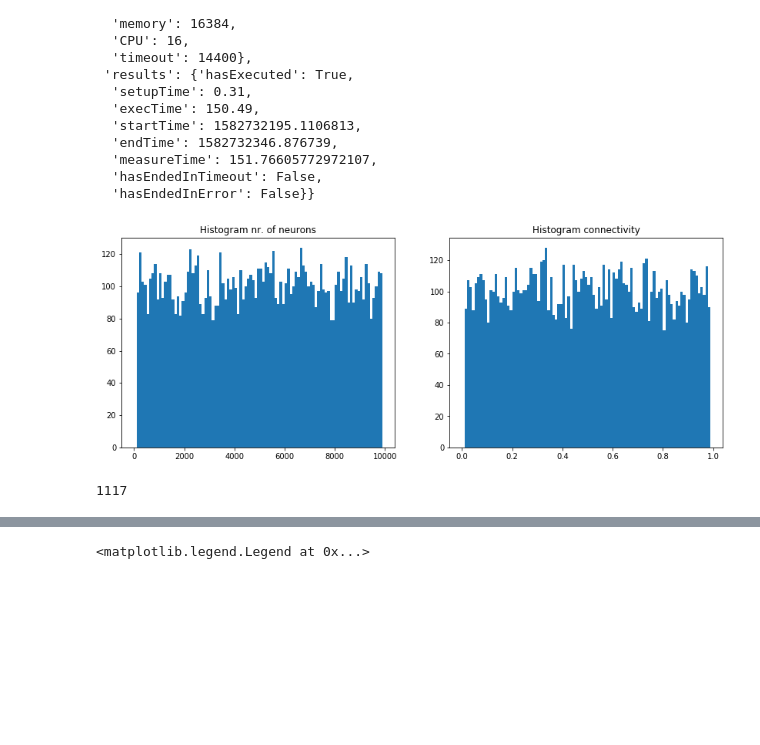
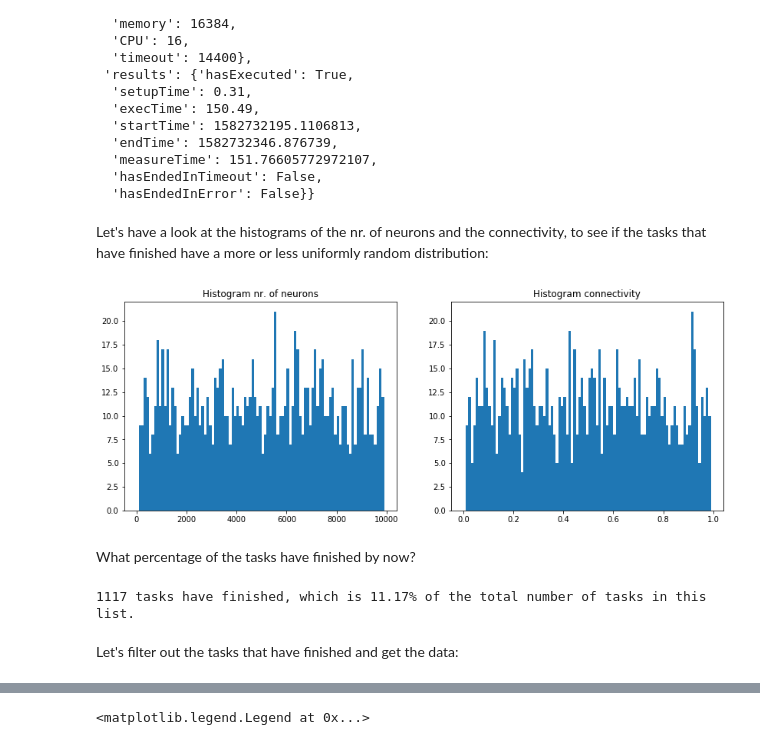
Before and after one commit to jlfbetting/infoliLauncher, a Jupyter notebook: taskInspector.ipynb, the cells around one changed output, grey strips where cells are left out. Cells and saved outputs as stored; diff of their text form; code cells hidden in the pictures; blank space fills up the shorter version.

Commit message:
Expanded task inspector with comments

```diff
--- a/taskInspector.ipynb
+++ b/taskInspector.ipynb
@@ -33,17 +35,26 @@ listOfTasks[4].getData()
   'measureTime': 151.76605772972107,
   'hasEndedInTimeout': False,
   'hasEndedInError': False}}
+# %% [markdown]
+Let's have a look at the histograms of the nr. of neurons and the connectivity, to see if the tasks that have finished have a more or less uniformly random distribution:
 # %%
 plt.rcParams['figure.figsize'] = [14, 5]
 plt.subplot(121)
 plt.title("Histogram nr. of neurons")
-plt.hist([task.getData()['parameters']['neurons'] for task in listOfTasks],bins=np.arange(100)*100);
+plt.hist([task.getData()['parameters']['neurons'] for task in listOfTasks if task.hasFinished()],bins=np.arange(100)*100);
 plt.subplot(122)
 plt.title("Histogram connectivity")
-plt.hist([task.getData()['parameters']['connectivity'] for task in listOfTasks],bins=np.arange(100)/100);
+plt.hist([task.getData()['parameters']['connectivity'] for task in listOfTasks if task.hasFinished()],bins=np.arange(100)/100);
 # %% [output]
-[figure, old version]
+[figure, new version]
+# %% [markdown]
+What percentage of the tasks have finished by now?
+# %%
+print(str(np.sum([task.hasFinished() == True for task in listOfTasks])) + " tasks have finished, which is " + \
+      str(np.sum([task.hasFinished() == True for task in listOfTasks])/len(listOfTasks)*100) + "% of the total number of tasks in this list.")
+# %% [output]
+1117 tasks have finished, which is 11.17% of the total number of tasks in this list.
+# %% [markdown]
+Let's filter out the tasks that have finished and get the data:
 # %%
-np.sum([task.hasFinished() == True for task in listOfTasks])
+myData = [task.getData() for task in listOfTasks if task.hasFinished()];
-# %% [output]
-1117
```
Also changed, not shown: parts of 6 cells of this notebook, 2 other files.
